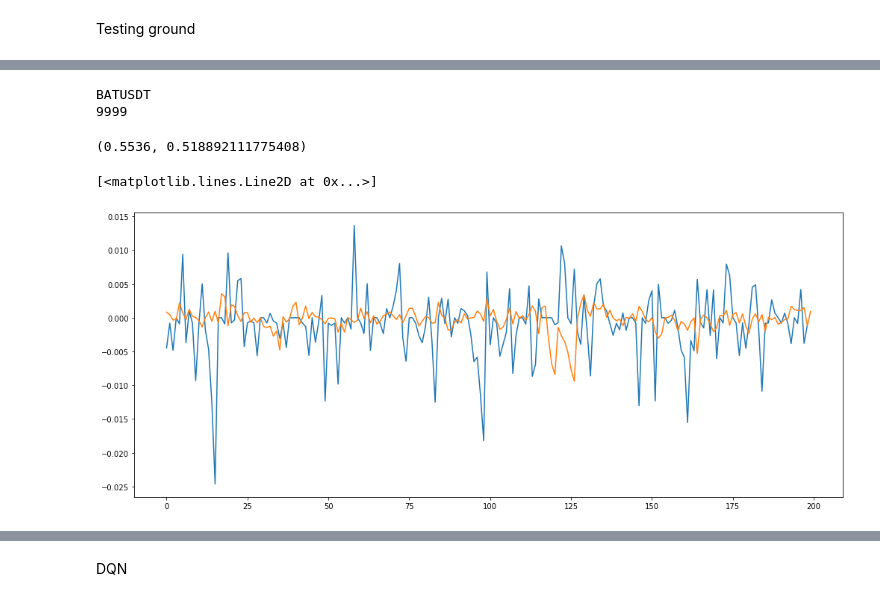
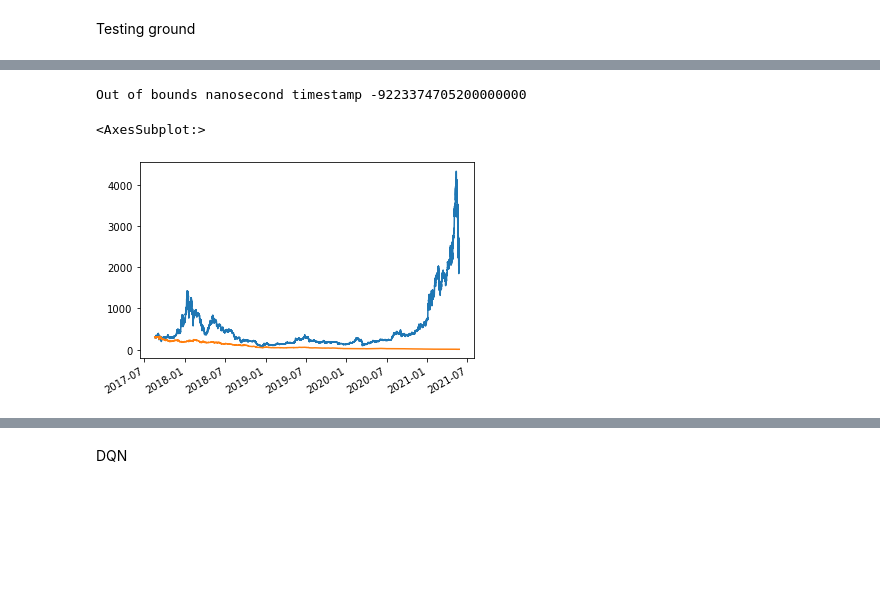
Before and after one commit to GuillaumeDMMarion/crypto-invest, a Jupyter notebook: notebooks/Implementation_rl.ipynb, the cells around one changed output, grey strips where cells are left out. Saved outputs shown, nothing was run; the diff lists cells and outputs as text; code cells hidden in the pictures; blank space fills up the shorter version.

```diff
--- a/notebooks/Implementation_rl.ipynb
+++ b/notebooks/Implementation_rl.ipynb
@@ -272,16 +291,0 @@ dtype: bool
-# %%
-env.reset()
-print(env.kline.asset)
-steps = []
-for i in range(10000):
-    action = np.random.choice([0, 1, 2])
-    try:
-        steps.append(env.step(action))
-    except IndexError as e:
-        break
-print(i)
-obss_raw = np.vstack([step[0] for step in steps])
-vals_raw = np.array([list(step[-1]['periodic'].values())[0]['value'] for step in steps])
-# %% [output]
-BATUSDT
-9999
@@ -300,15 +291,0 @@ preds = mod.predict(obss)
-# %%
-accuracy_score(vals[-i//4:]>0, preds[-i//4:]>0), roc_auc_score(vals[-i//4:]>0, preds[-i//4:]>0)
-# %% [output]
-(0.5536, 0.518892111775408)
-# %%
-fig, ax = plt.subplots(figsize=(17, 7))
-# plt.plot((vals-preds)[-i//4:])
-# plt.plot(vals[-i//4:])
-# plt.plot(preds[-i//4:])
-plt.plot(vals[-200:])
-plt.plot(preds[-200:])
-# plt.ylim([-0.025, 0.025])
-# %% [output]
-[<matplotlib.lines.Line2D at 0x...>]
-[figure, removed]
@@ -314,0 +295,17 @@ plt.plot(preds[-200:])
+# %%
+done = False
+obs = env.reset()
+while not done:
+    try:
+        obs, reward, done, info = env.step(get_action(obs))
+    except Exception as e:
+        print(e)
+        pass
+# %% [output]
+Out of bounds nanosecond timestamp -9223374705200000000
+# %%
+env.kline.loc[env.backtest.periodic.index].close.plot()
+env.backtest.periodic.value.plot()
+# %% [output]
+<AxesSubplot:>
+[figure, added]
```
Also changed, not shown: parts of 23 cells of this notebook, 2 other files.
